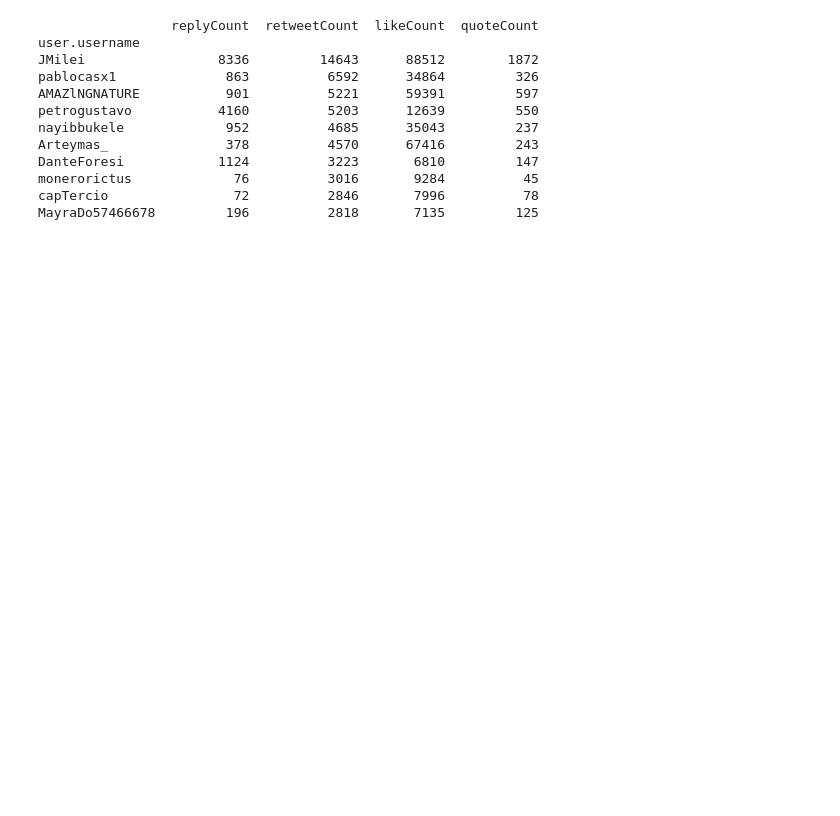
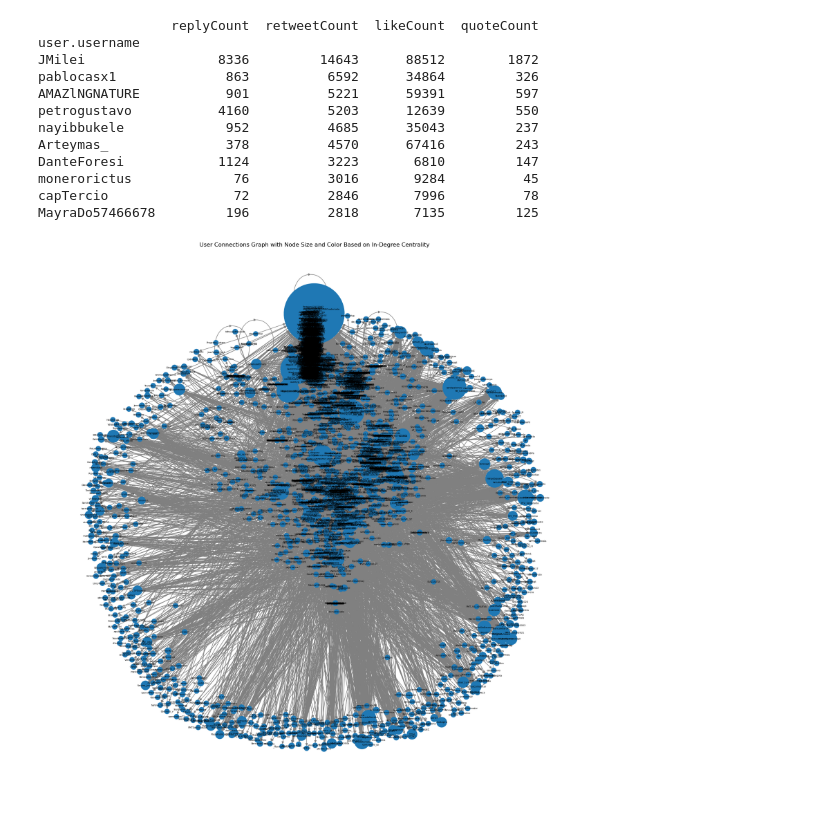
Before and after one commit to jichicoj/Labs_DS, a Jupyter notebook: lab 7/lab_7.ipynb, the cells around one changed output. Saved outputs shown, nothing was run; the diff lists cells and outputs as text; code cells hidden in the pictures; blank space fills up the shorter version.

```diff
--- a/lab 7/lab_7.ipynb
+++ b/lab 7/lab_7.ipynb
@@ -206,3 +226,31 @@ DanteForesi            1124          3223       6810         147
 monerorictus             76          3016       9284          45
 capTercio                72          2846       7996          78
 MayraDo57466678         196          2818       7135         125
+# %%
+# Create directed graph
+G = nx.DiGraph()
+
+# Add edges to the graph based on connections
+for index, row in df.iterrows():
+    user = row['user.username']
+    for connection in row['connections']:
+        G.add_edge(user, connection)
+
+# Calculate in-degree centrality (number of incoming edges for each node)
+in_degree_centrality = nx.in_degree_centrality(G)
+
+# Customize node size and color based on in-degree centrality
+node_size = [20000 * in_degree_centrality[node] + 100 for node in G.nodes()]
+node_color = [in_degree_centrality[node] for node in G.nodes()]
+
+# Create the plot
+plt.figure(figsize=(16, 16))
+pos = nx.spring_layout(G)  # Layout for visualization
+
+# Draw nodes with customized size and color
+nodes = nx.draw(G, pos, with_labels=True, node_size=node_size, edge_color='gray', font_size=5, font_weight='regular')
+
+plt.title("User Connections Graph with Node Size and Color Based on In-Degree Centrality")
+plt.show()
+# %% [output]
+[figure, added]
```
Also changed, not shown: parts of 6 cells of this notebook.
